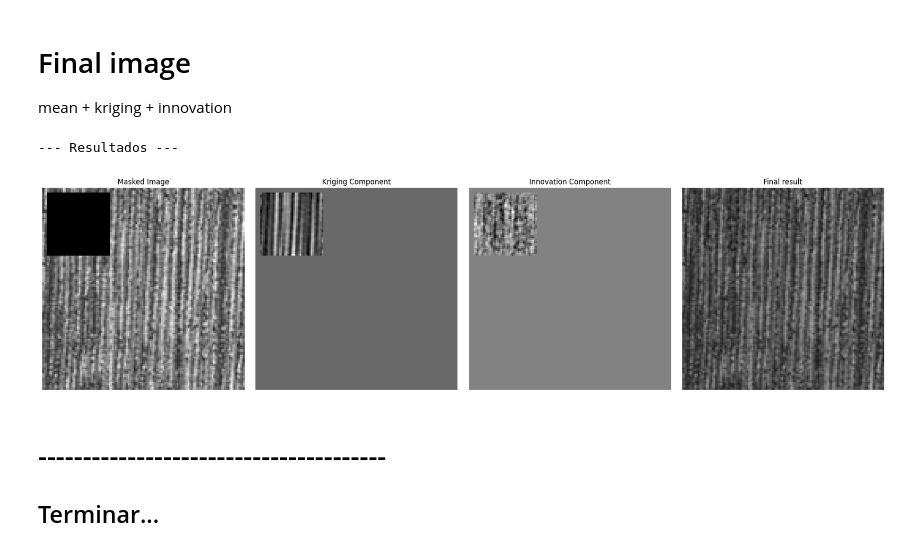
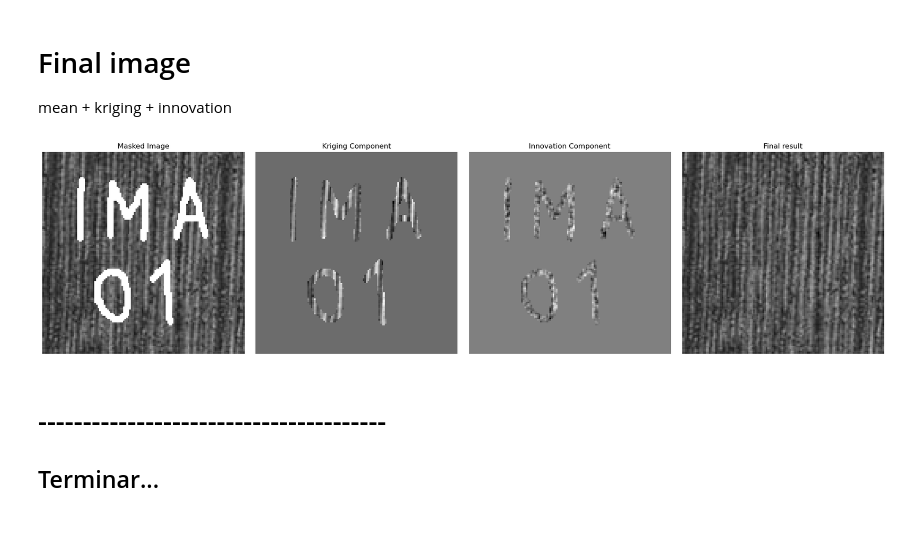
Before and after one commit to guilhermeRaibolt/gaussian-impainting, a Jupyter notebook: gaussian_sampling.ipynb, the cells around one changed output. Cells and saved outputs as stored; diff of their text form; code cells hidden in the pictures.

```diff
--- a/gaussian_sampling.ipynb
+++ b/gaussian_sampling.ipynb
@@ -219,7 +254,7 @@ Generate the final matrix
 
 # b = (u - v-)*
 
-cond_array = np.where(mask_cond,image_gray,0)
+cond_array = np.where(cond_mask,image_gray,0)
 
 # Making it a vector
 cond_array = cond_array.flatten()
@@ -282,35 +300,20 @@ plt.show()
 
 ![image-3.png](attachment:image-3.png)
 # %%
-fft_spot = np.fft.fft2(spot)
-W = np.random.randn(*image_gray.shape).astype(np.float32)
-fft_W = np.fft.fft2(W)
+# Generate a gaussian matrix with the padded size
+W_padded = np.random.randn(padded_h, padded_w).astype(np.float32)
+fft_W_padded = np.fft.fft2(W_padded)
+F_padded = np.fft.ifft2(fft_spot_padded * fft_W_padded).real
 
-# F = tᵥ * W
-F = np.fft.ifft2(fft_spot * fft_W).real
+# Remove the padding
+F = F_padded[:height, :width]
 
-F_c = F[mask_cond]
-print(f"Extraído F_c com formato: {F_c.shape}")
+F_c = F[cond_mask]
+kriging_w_2 = (np.linalg.pinv(A) @ F_c).real # Solve for ψ₂
 
-# Solving the linear equation
-kriging_w_2 = np.linalg.pinv(A) @ F_c
-
-# F*
-F_star_M = Gamma_mc @ kriging_w_2
-
-# Getting only the F inside the mask
+F_star_M = (Gamma_mc @ kriging_w_2).real
 F_M = F[mask]
 
-# F - F*
 innovation_vector = F_M - F_star_M
-
-innovation_component_matrix = np.zeros_like(image_gray, dtype=np.float32)
-
-for i in range(P):
-    y, x = pixels_m_coords[i]
-    innovation_component_matrix[y, x] = innovation_vector[i]
-
-plt.imshow(innovation_component_matrix, cmap='gray')
-plt.title("Innovation Component")
-plt.colorbar()
-plt.show()
+innovation_component_matrix = np.zeros_like(image_gray)
+innovation_component_matrix[mask] = innovation_vector
@@ -324,33 +324,31 @@ mean + kriging + innovation
 # %%
 inpainted_region = texture_mean + kriging_component_matrix + innovation_component_matrix
 
 final_image = np.where(mask, inpainted_region, image_gray)
 final_image = np.clip(final_image, 0, 255).astype(np.uint8)
 
-print("\n--- Resultados ---")
 
 fig, axes = plt.subplots(1, 4, figsize=(20, 5))
 
-axes[0].imshow(masked_img_gray, cmap='gray')
+axes[0].imshow(masked_img_gray, cmap='gray', vmin=0, vmax=255)
 axes[0].set_title("Masked Image")
 
 axes[1].imshow(kriging_component_matrix, cmap='gray')
 axes[1].set_title("Kriging Component")
 
 axes[2].imshow(innovation_component_matrix, cmap='gray')
 axes[2].set_title("Innovation Component")
 
 axes[3].imshow(final_image, cmap='gray', vmin=0, vmax=255)
 axes[3].set_title("Final result")
 
 for ax in axes:
     ax.axis('off')
 
 plt.tight_layout()
 plt.show()
 # %% [output]
---- Resultados ---
-[figure, old version]
+[figure, new version]
 # %% [markdown]
 # ---------------------------------------
 ## Terminar...
```
Also changed, not shown: parts of 20 cells of this notebook, 1 other file.
